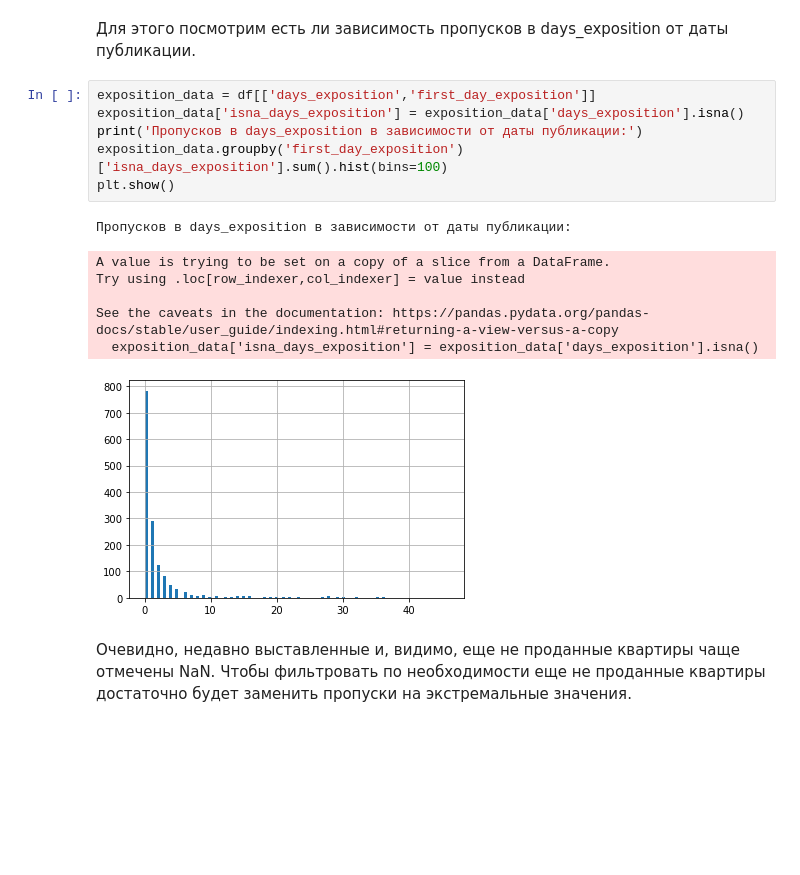
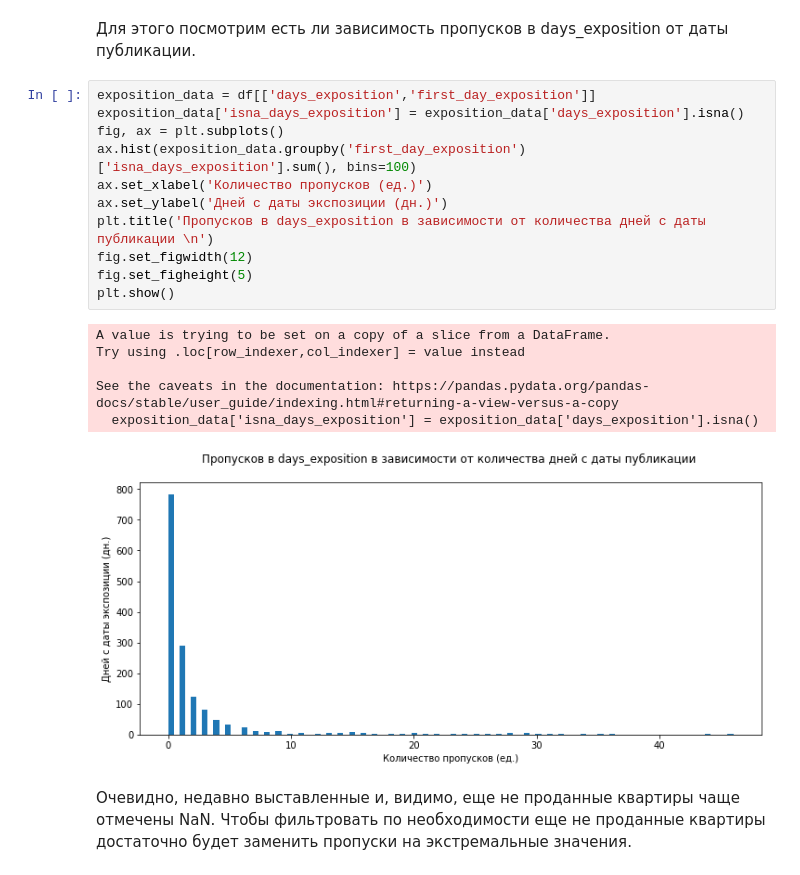
Before and after one commit to GitPilgrim/SPB_real_estate_research, a Jupyter notebook: SPB_real_estate_research.ipynb, the cells around one changed output. Saved outputs shown, nothing was run; the diff lists cells and outputs as text; blank space fills up the shorter version.

Commit message:
charts apdate

```diff
--- a/SPB_real_estate_research.ipynb
+++ b/SPB_real_estate_research.ipynb
@@ -295,17 +301,21 @@ print(df['days_exposition'].isna().sum())
 # %%
 exposition_data = df[['days_exposition','first_day_exposition']]
 exposition_data['isna_days_exposition'] = exposition_data['days_exposition'].isna()
-print('Пропусков в days_exposition в зависимости от даты публикации:')
-exposition_data.groupby('first_day_exposition')['isna_days_exposition'].sum().hist(bins=100)
+fig, ax = plt.subplots()
+ax.hist(exposition_data.groupby('first_day_exposition')['isna_days_exposition'].sum(), bins=100)
+ax.set_xlabel('Количество пропусков (ед.)')
+ax.set_ylabel('Дней с даты экспозиции (дн.)')
+plt.title('Пропусков в days_exposition в зависимости от количества дней с даты публикации \n')
+fig.set_figwidth(12)
+fig.set_figheight(5)
 plt.show()
 # %% [output]
-Пропусков в days_exposition в зависимости от даты публикации:
+A value is trying to be set on a copy of a slice from a DataFrame.
+Try using .loc[row_indexer,col_indexer] = value instead
+
+See the caveats in the documentation: https://pandas.pydata.org/pandas-docs/stable/user_guide/indexing.html#returning-a-view-versus-a-copy
+  exposition_data['isna_days_exposition'] = exposition_data['days_exposition'].isna()
-A value is trying to be set on a copy of a slice from a DataFrame.
-Try using .loc[row_indexer,col_indexer] = value instead
-
-See the caveats in the documentation: https://pandas.pydata.org/pandas-docs/stable/user_guide/indexing.html#returning-a-view-versus-a-copy
-  exposition_data['isna_days_exposition'] = exposition_data['days_exposition'].isna()
-[figure, old version]
+[figure, new version]
 # %% [markdown]
 Очевидно, недавно выставленные и, видимо, еще не проданные квартиры чаще отмечены NaN. Чтобы фильтровать по необходимости еще не проданные квартиры достаточно будет заменить пропуски на экстремальные значения.
 # %%
```
Also changed, not shown: parts of 26 cells of this notebook, 1 other file.
